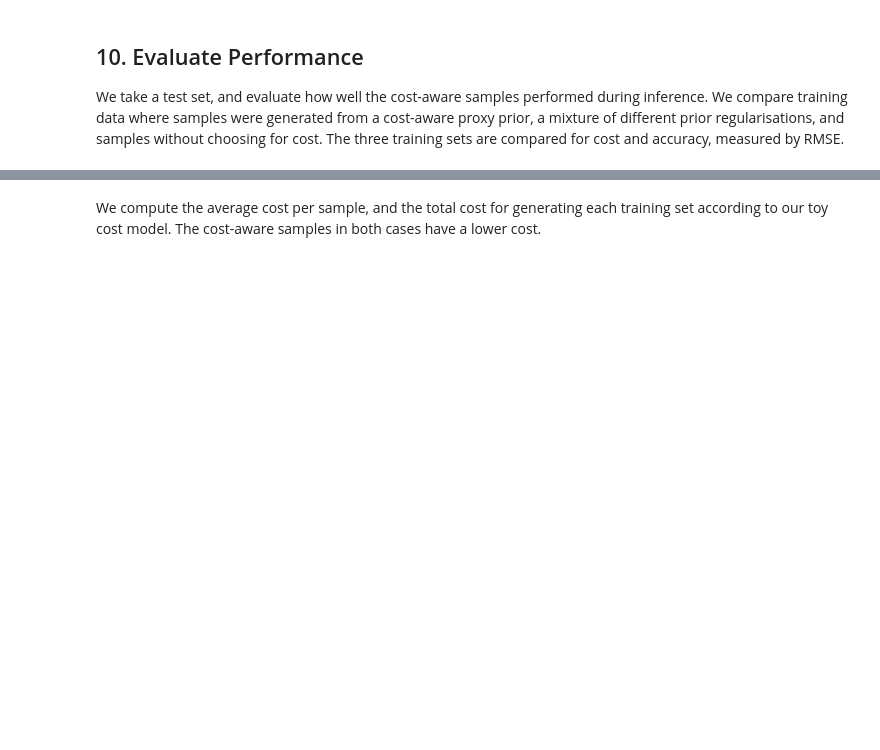
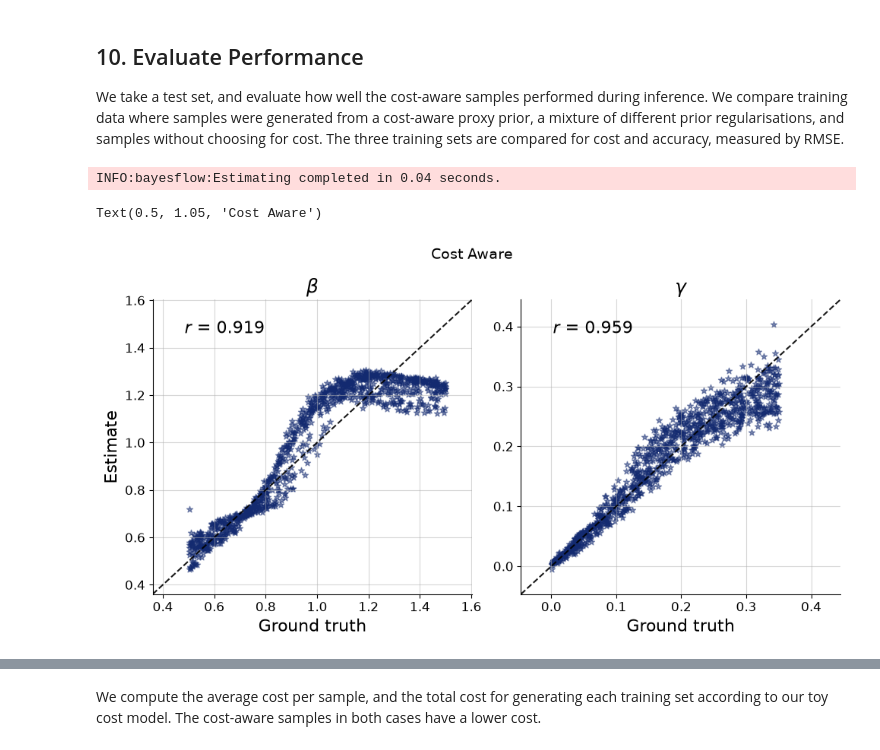
Before and after one commit to julia-sand/bayesflow, a Jupyter notebook: examples/Cost_Aware_Sampling.ipynb, the cells around one changed output, grey strips where cells are left out. Drawn from its saved outputs; the diff is of its cells as text; code cells hidden in the pictures; blank space fills up the shorter version.

Commit message:
update with text improvements

```diff
--- a/examples/Cost_Aware_Sampling.ipynb
+++ b/examples/Cost_Aware_Sampling.ipynb
@@ -288,7 +328,7 @@ workflow = bf.BasicWorkflow(
 # %% [markdown]
 We train the model with cost-aware data
 # %%
-num_epochs=20
+num_epochs=100
 train_batch_size=32
 
 #train the model
@@ -380,15 +469,20 @@ targets = {"theta": test_data["theta"]}
 # %%
 # Results
 # for cost aware sampling with one value of k
 
 estimates = workflow.estimate(conditions=test_data)
 
 fig_cost_aware = bf.diagnostics.plots.recovery_from_estimates(
     estimates=estimates,
     targets=targets,
     marker_mapping={"mean": "*"},
+    variable_names=[r"$\beta$",r"$\gamma$"]
 )
-fig_cost_aware.suptitle("Cost Aware")
+fig_cost_aware.suptitle("Cost Aware", y=1.05, fontsize=14)
+# %% [output]
+INFO:bayesflow:Estimating completed in 0.04 seconds.
+Text(0.5, 1.05, 'Cost Aware')
+[figure, added]
 # %%
 # Results of
 # Multiple importance sampling for four different k
```
Also changed, not shown: parts of 30 cells of this notebook.
